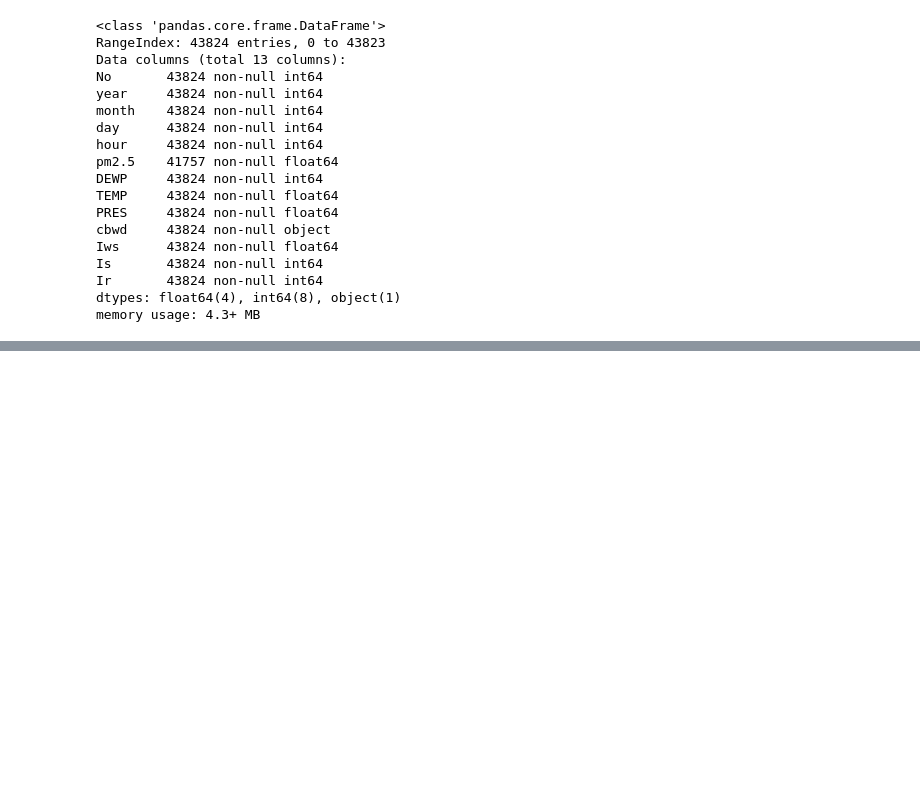
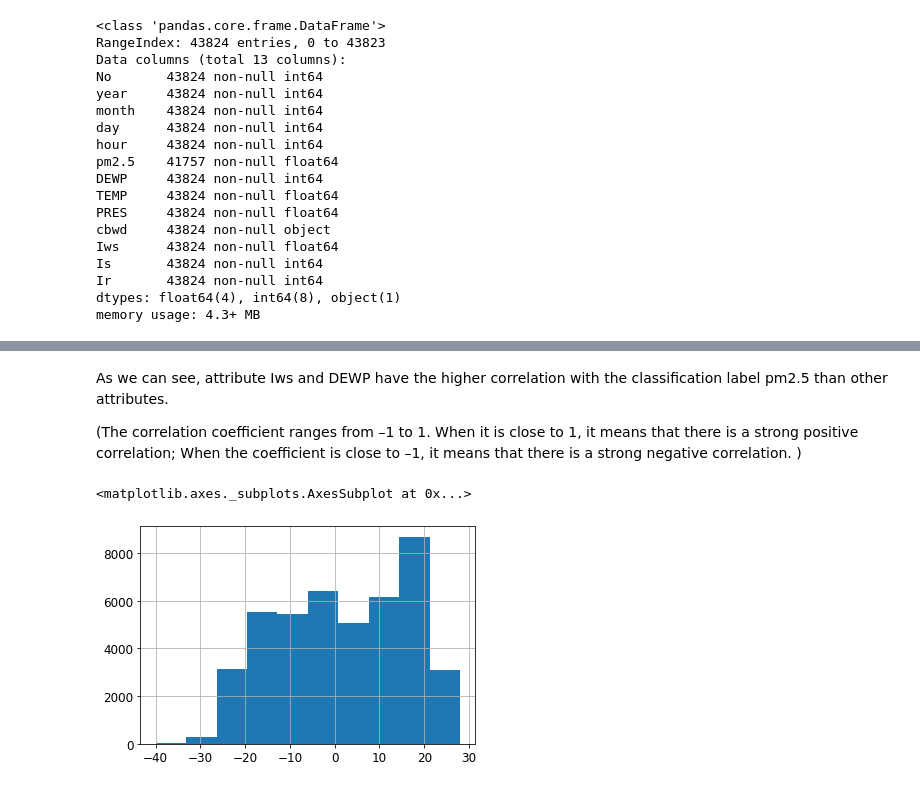
Before and after one commit to abbyWoot/AML, a Jupyter notebook: AML_Project4_JiahuiWu.ipynb, the cells around one changed output, grey strips where cells are left out. Drawn from its saved outputs; the diff is of its cells as text; code cells hidden in the pictures; blank space fills up the shorter version.

```diff
--- a/AML_Project4_JiahuiWu.ipynb
+++ b/AML_Project4_JiahuiWu.ipynb
@@ -109,0 +185,9 @@ pm25.describe()
+# %% [markdown]
+As we can see, attribute Iws and DEWP have the higher correlation with the classification label pm2.5 than other attributes.
+
+(The correlation coefficient ranges from –1 to 1. When it is close to 1, it means that there is a strong positive correlation; When the coefficient is close to –1, it means that there is a strong negative correlation. )
+# %%
+pm25["DEWP"].hist()
+# %% [output]
+<matplotlib.axes._subplots.AxesSubplot at 0x...>
+[figure, added]
```
Also changed, not shown: parts of 67 cells of this notebook.
